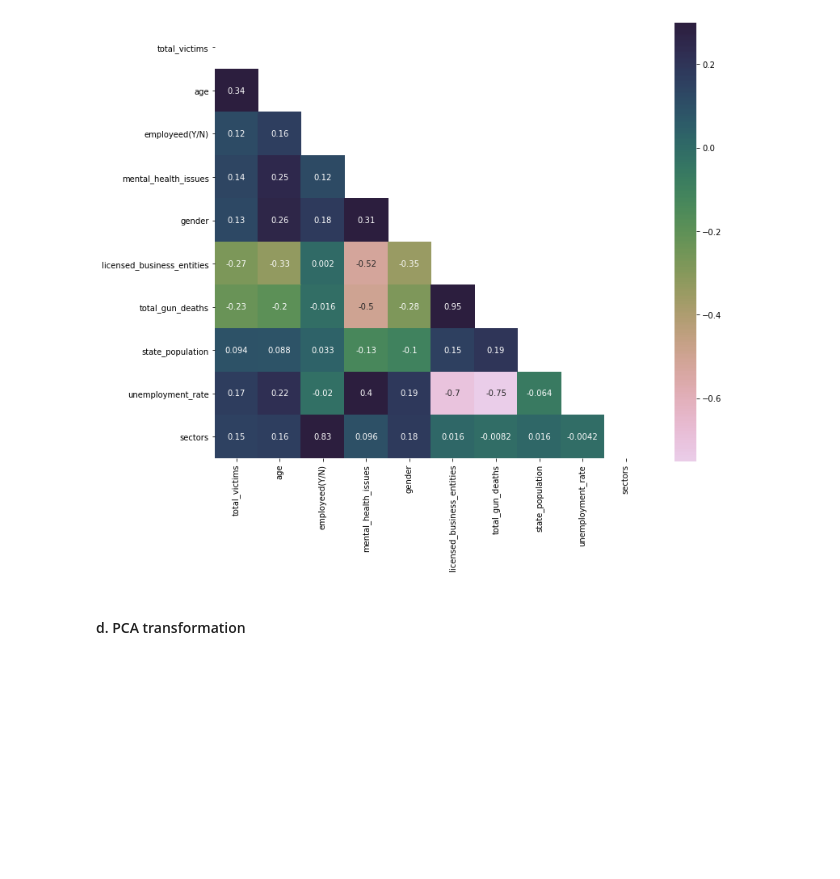
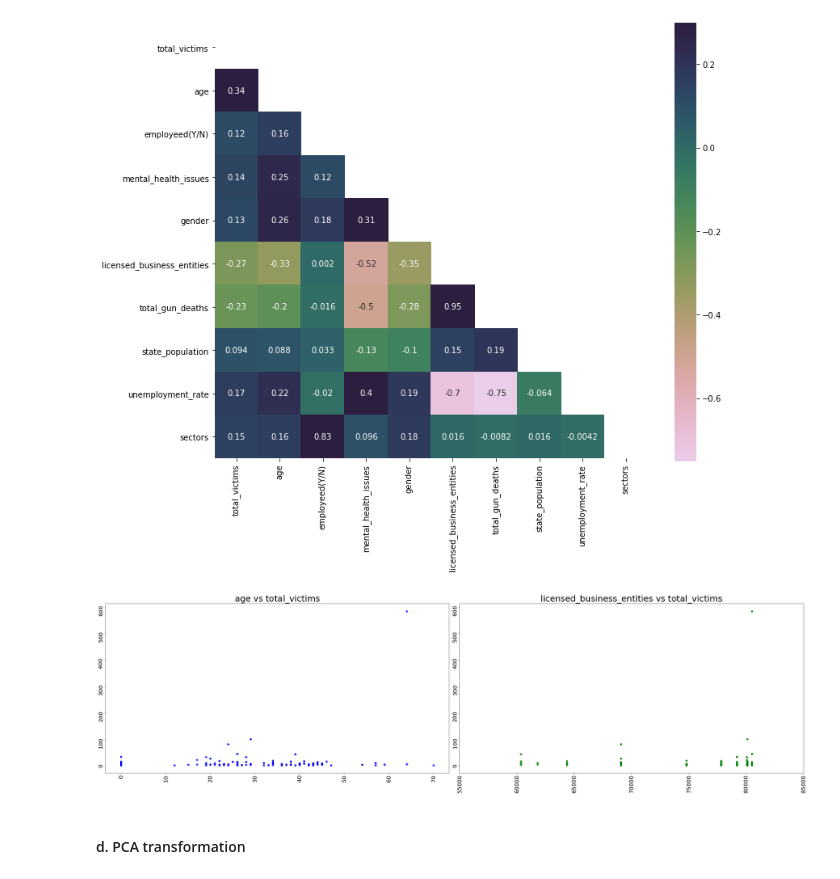
Before and after one commit to BinhKieu82/Springboard_Capstone2, a Jupyter notebook: notebooks/03_exploratory_data_analysis.ipynb, the cells around one changed output. Drawn from its saved outputs; the diff is of its cells as text; code cells hidden in the pictures; blank space fills up the shorter version.

```diff
--- a/notebooks/03_exploratory_data_analysis.ipynb
+++ b/notebooks/03_exploratory_data_analysis.ipynb
@@ -273,6 +282,24 @@ sns.heatmap(df.corr(method = 'spearman') , annot=True, mask=mask, cmap=cmap, vma
 plt.show()
 # %% [output]
 [figure]
+# %%
+fig, ax = plt.subplots(1, 2, sharey=False, figsize=(35,10))
+colors = ['blue', 'green']
+cols = ['age','licensed_business_entities','total_victims']
+
+for m in range(len(colors)):
+  ax[m].scatter(df[cols[m]], df[cols[-1]], color=colors[m])
+  ax[m].set_title('{} vs {}'.format(cols[m],cols[-1]), fontsize=30)
+  plt.sca(ax[m])
+  plt.xticks(fontsize=20, rotation=90)
+  plt.yticks(fontsize=20, rotation=90)
+
+ax[1].set_xlim(55000,85000)
+
+plt.tight_layout(1.1)
+plt.show()
+# %% [output]
+[figure, added]
 # %% [markdown]
 #### d. PCA transformation
 # %% [markdown]
```
Also changed, not shown: parts of 12 cells of this notebook, 2 other files.
